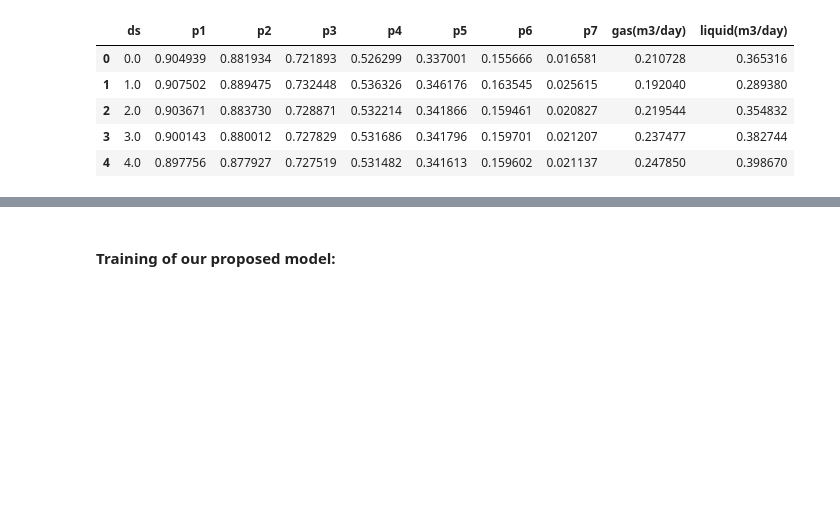
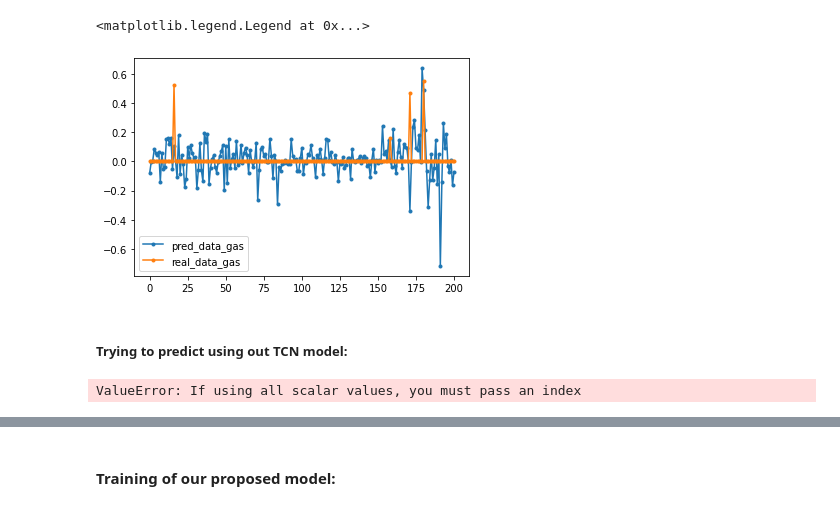
Before and after one commit to ridhaalkhabaz/DeepAR_Prophet_TCN_VFM, a Jupyter notebook: TCN_VFM .ipynb, the cells around one changed output, grey strips where cells are left out. Saved outputs shown, nothing was run; the diff lists cells and outputs as text; code cells hidden in the pictures; blank space fills up the shorter version.

```diff
--- a/TCN_VFM .ipynb
+++ b/TCN_VFM .ipynb
@@ -132,0 +303,14 @@ def get_xy_kfolds(split_index=[0.5, 0.6, 0.7, 0.8, 0.9], timesteps=1000):
+# %%
+real1 = testY_riser_mult.flatten()
+pred1 = model2.predict(testX_riser_mult).flatten()
+# %%
+dfy=pd.DataFrame.from_dict(dict(zip(['prediction', 'real' ], np.array([pred1, real1]))))
+dfy['ds']=range(0,201)
+# %%
+fig,ax = plt.subplots()
+ax.plot(dfy['ds'], dfy['prediction'], marker=".", label='pred_data_gas')
+ax.plot(dfy['ds'], dfy['real'], marker=".", label='real_data_gas')
+ax.legend()
+# %% [output]
+<matplotlib.legend.Legend at 0x...>
+[figure, added]
@@ -133,10 +325,8 @@ def get_xy_kfolds(split_index=[0.5, 0.6, 0.7, 0.8, 0.9], timesteps=1000):
+# %% [markdown]
+##### Trying to predict using out TCN model:
 # %%
-folds = get_xy_kfolds()
-dft = pd.DataFrame.from_dict(dict(zip(['ds', 'p1', 'p2', 'p3', 'p4', 'p5', 'p6', 'p7','gas(m3/day)', 'liquid(m3/day)' ], data.T)))
+dt_pred = model2.predict(testX_riser)
+df_pred = pd.DataFrame.from_dict(dict(zip(['p1', 'p2', 'p3', 'p4', 'p5', 'p6', 'p7','gas(m3/day)', 'liquid(m3/day)' ], dt_pred.T)))
+df_pred['ds'] = range(1560, 2001)
 # %% [output]
-|  | ds | p1 | p2 | p3 | p4 | p5 | p6 | p7 | gas(m3/day) | liquid(m3/day) |
-| 0 | 0.0 | 0.904939 | 0.881934 | 0.721893 | 0.526299 | 0.337001 | 0.155666 | 0.016581 | 0.210728 | 0.365316 |
-| 1 | 1.0 | 0.907502 | 0.889475 | 0.732448 | 0.536326 | 0.346176 | 0.163545 | 0.025615 | 0.192040 | 0.289380 |
-| 2 | 2.0 | 0.903671 | 0.883730 | 0.728871 | 0.532214 | 0.341866 | 0.159461 | 0.020827 | 0.219544 | 0.354832 |
-| 3 | 3.0 | 0.900143 | 0.880012 | 0.727829 | 0.531686 | 0.341796 | 0.159701 | 0.021207 | 0.237477 | 0.382744 |
-| 4 | 4.0 | 0.897756 | 0.877927 | 0.727519 | 0.531482 | 0.341613 | 0.159602 | 0.021137 | 0.247850 | 0.398670 |
+ValueError: If using all scalar values, you must pass an index
```
Also changed, not shown: parts of 68 cells of this notebook.
